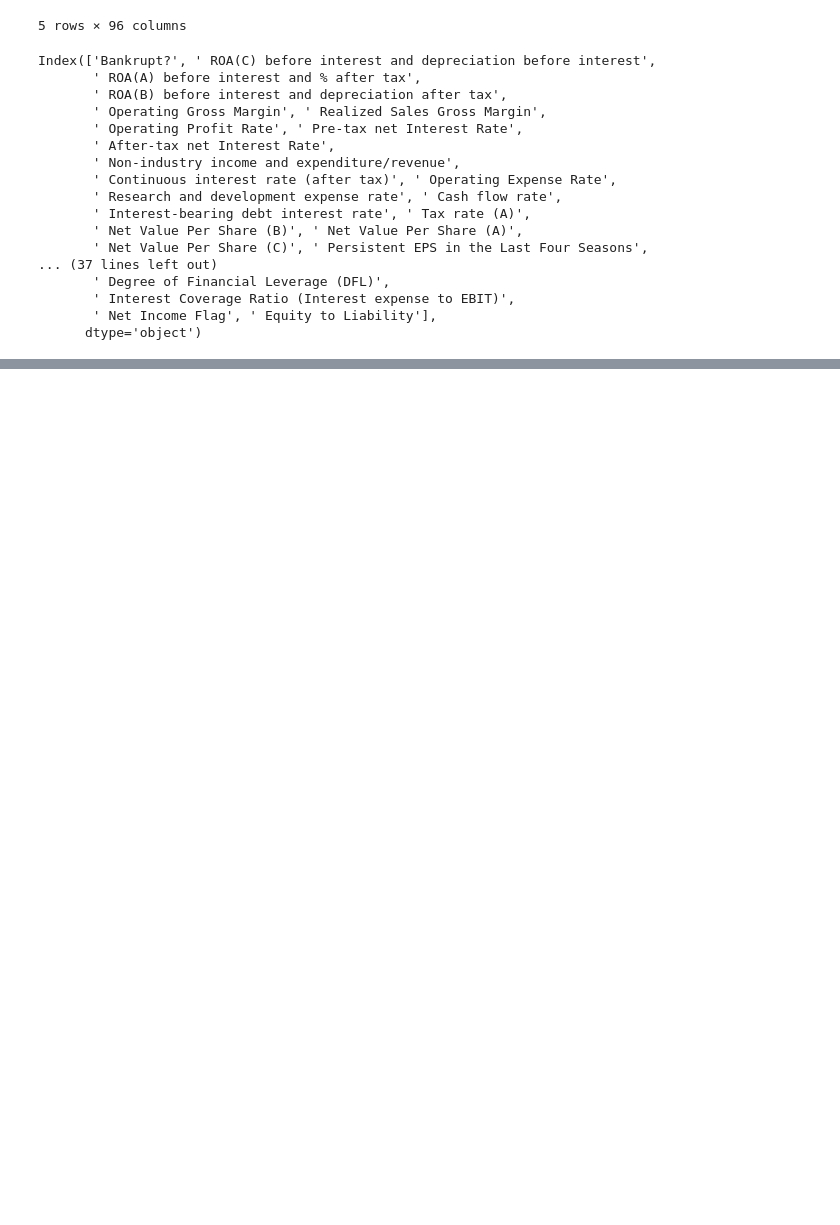
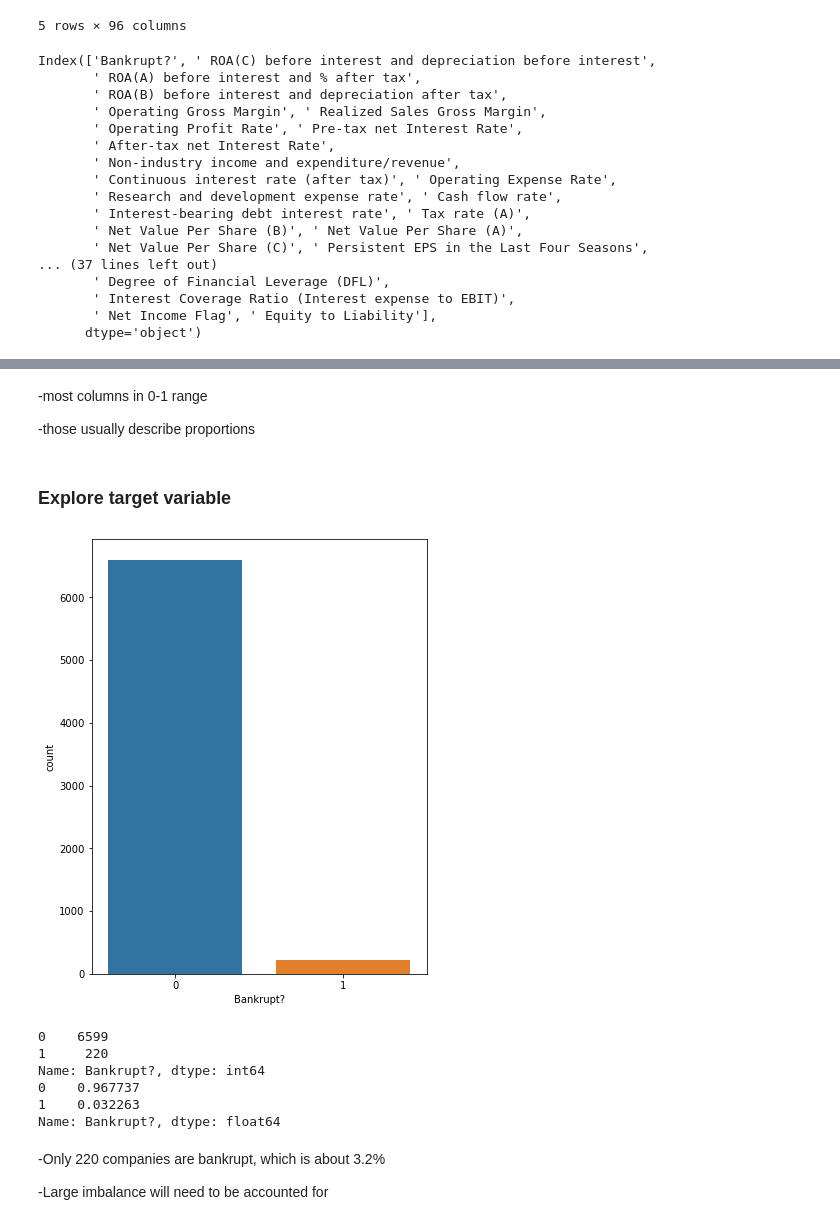
Before and after one commit to ZasadnyJan/Company_bankrupcy_prediction, a Jupyter notebook: Main_notebook.ipynb, the cells around one changed output, grey strips where cells are left out. Saved outputs shown, nothing was run; the diff lists cells and outputs as text; code cells hidden in the pictures; blank space fills up the shorter version.

Commit message:
Started out the project, loaded data, analyzed distributions

```diff
--- a/Main_notebook.ipynb
+++ b/Main_notebook.ipynb
@@ -52,0 +96,24 @@ Index(['Bankrupt?', ' ROA(C) before interest and depreciation before interest',
+# %% [markdown]
+-most columns in 0-1 range
+
+-those usually describe proportions
+# %% [markdown]
+### Explore target variable
+# %%
+f, ax = plt.subplots(figsize=(6, 8))
+ax = sns.countplot(x="Bankrupt?", data=df)
+plt.show()
+print(df['Bankrupt?'].value_counts())
+print(df['Bankrupt?'].value_counts()/len(df))
+# %% [output]
+[figure, added]
+0    6599
+1     220
+Name: Bankrupt?, dtype: int64
+0    0.967737
+1    0.032263
+Name: Bankrupt?, dtype: float64
+# %% [markdown]
+-Only 220 companies are bankrupt, which is about 3.2%
+
+-Large imbalance will need to be accounted for
```
Also changed, not shown: parts of 20 cells of this notebook.
